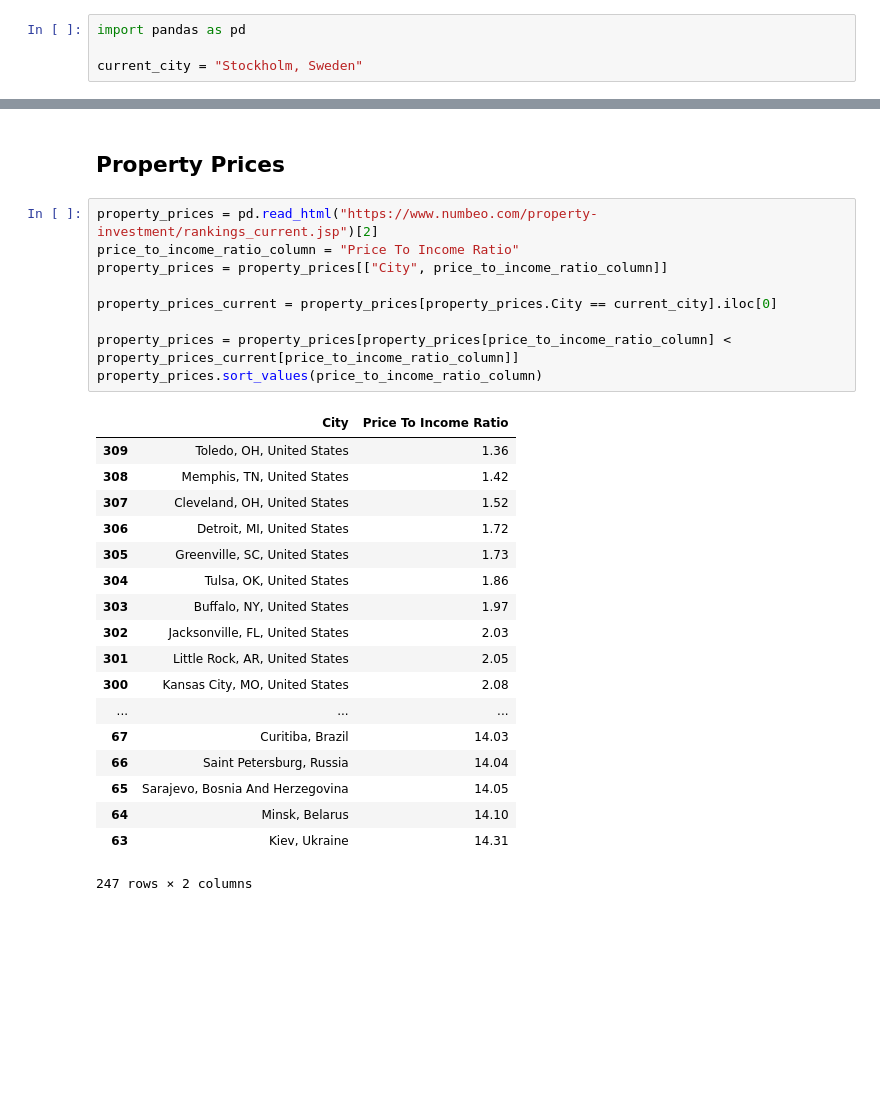
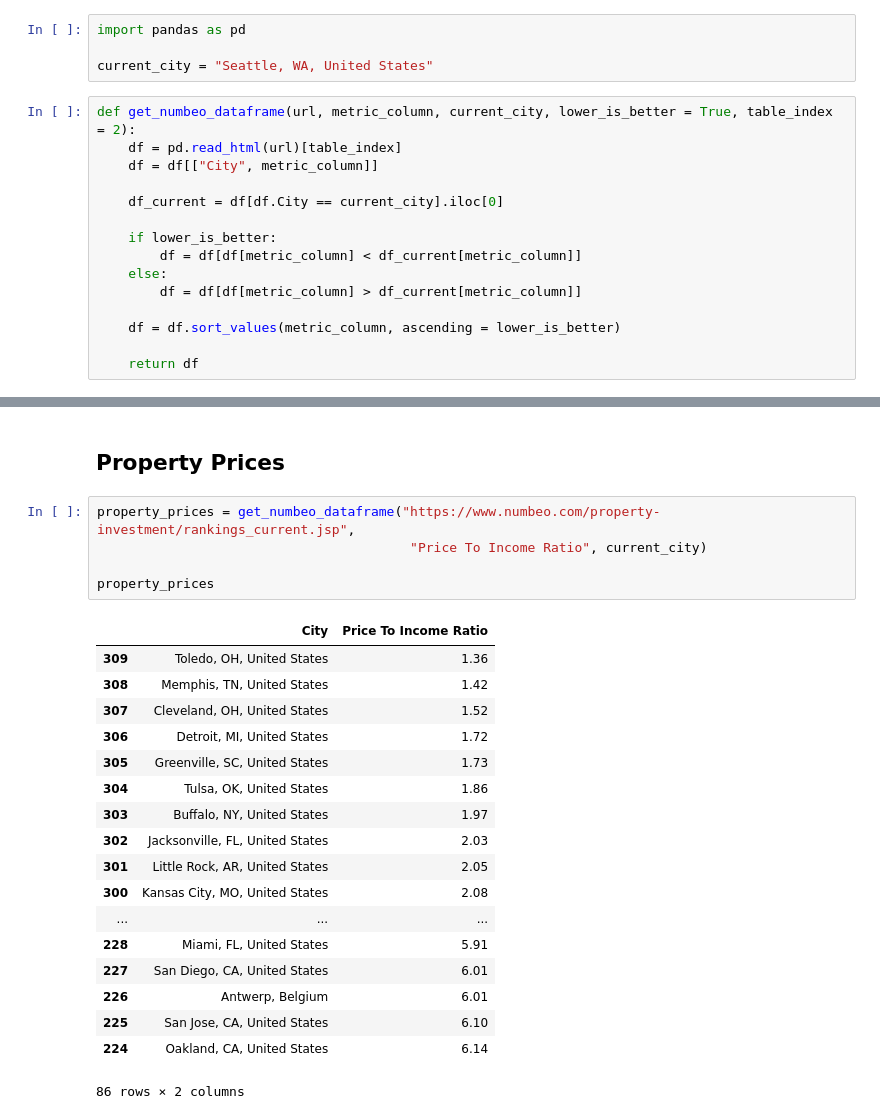
Before and after one commit to syedhassaanahmed/databricks-notebooks, a Jupyter notebook: numbeo.ipynb, the cells around one changed output, grey strips where cells are left out. Cells and saved outputs as stored; diff of their text form; blank space fills up the shorter version.

```diff
--- a/numbeo.ipynb
+++ b/numbeo.ipynb
@@ -3,7 +3,22 @@
 # %%
 import pandas as pd
 
-current_city = "Stockholm, Sweden"
+current_city = "Seattle, WA, United States"
+# %%
+def get_numbeo_dataframe(url, metric_column, current_city, lower_is_better = True, table_index = 2):
+    df = pd.read_html(url)[table_index]
+    df = df[["City", metric_column]]
+
+    df_current = df[df.City == current_city].iloc[0]
+
+    if lower_is_better:
+        df = df[df[metric_column] < df_current[metric_column]]
+    else:
+        df = df[df[metric_column] > df_current[metric_column]]
+
+    df = df.sort_values(metric_column, ascending = lower_is_better)
+
+    return df
 # %% [markdown]
 ## Purchasing Power
 # %%
@@ -38,30 +47,26 @@ purchasing_power.sort_values(purchasing_power_column, ascending = False)
 # %% [markdown]
 ## Property Prices
 # %%
-property_prices = pd.read_html("https://www.numbeo.com/property-investment/rankings_current.jsp")[2]
-price_to_income_ratio_column = "Price To Income Ratio"
-property_prices = property_prices[["City", price_to_income_ratio_column]]
+property_prices = get_numbeo_dataframe("https://www.numbeo.com/property-investment/rankings_current.jsp",
+                                        "Price To Income Ratio", current_city)
 
-property_prices_current = property_prices[property_prices.City == current_city].iloc[0]
-
-property_prices = property_prices[property_prices[price_to_income_ratio_column] < property_prices_current[price_to_income_ratio_column]]
-property_prices.sort_values(price_to_income_ratio_column)
+property_prices
 # %% [output]
 |  | City | Price To Income Ratio |
 | 309 | Toledo, OH, United States | 1.36 |
 | 308 | Memphis, TN, United States | 1.42 |
 | 307 | Cleveland, OH, United States | 1.52 |
 | 306 | Detroit, MI, United States | 1.72 |
 | 305 | Greenville, SC, United States | 1.73 |
 | 304 | Tulsa, OK, United States | 1.86 |
 | 303 | Buffalo, NY, United States | 1.97 |
 | 302 | Jacksonville, FL, United States | 2.03 |
 | 301 | Little Rock, AR, United States | 2.05 |
 | 300 | Kansas City, MO, United States | 2.08 |
 | ... | ... | ... |
-| 67 | Curitiba, Brazil | 14.03 |
-| 66 | Saint Petersburg, Russia | 14.04 |
-| 65 | Sarajevo, Bosnia And Herzegovina | 14.05 |
-| 64 | Minsk, Belarus | 14.10 |
-| 63 | Kiev, Ukraine | 14.31 |
+| 228 | Miami, FL, United States | 5.91 |
+| 227 | San Diego, CA, United States | 6.01 |
+| 226 | Antwerp, Belgium | 6.01 |
+| 225 | San Jose, CA, United States | 6.10 |
+| 224 | Oakland, CA, United States | 6.14 |
-247 rows × 2 columns
+86 rows × 2 columns
```
Also changed, not shown: parts of 7 cells of this notebook.
